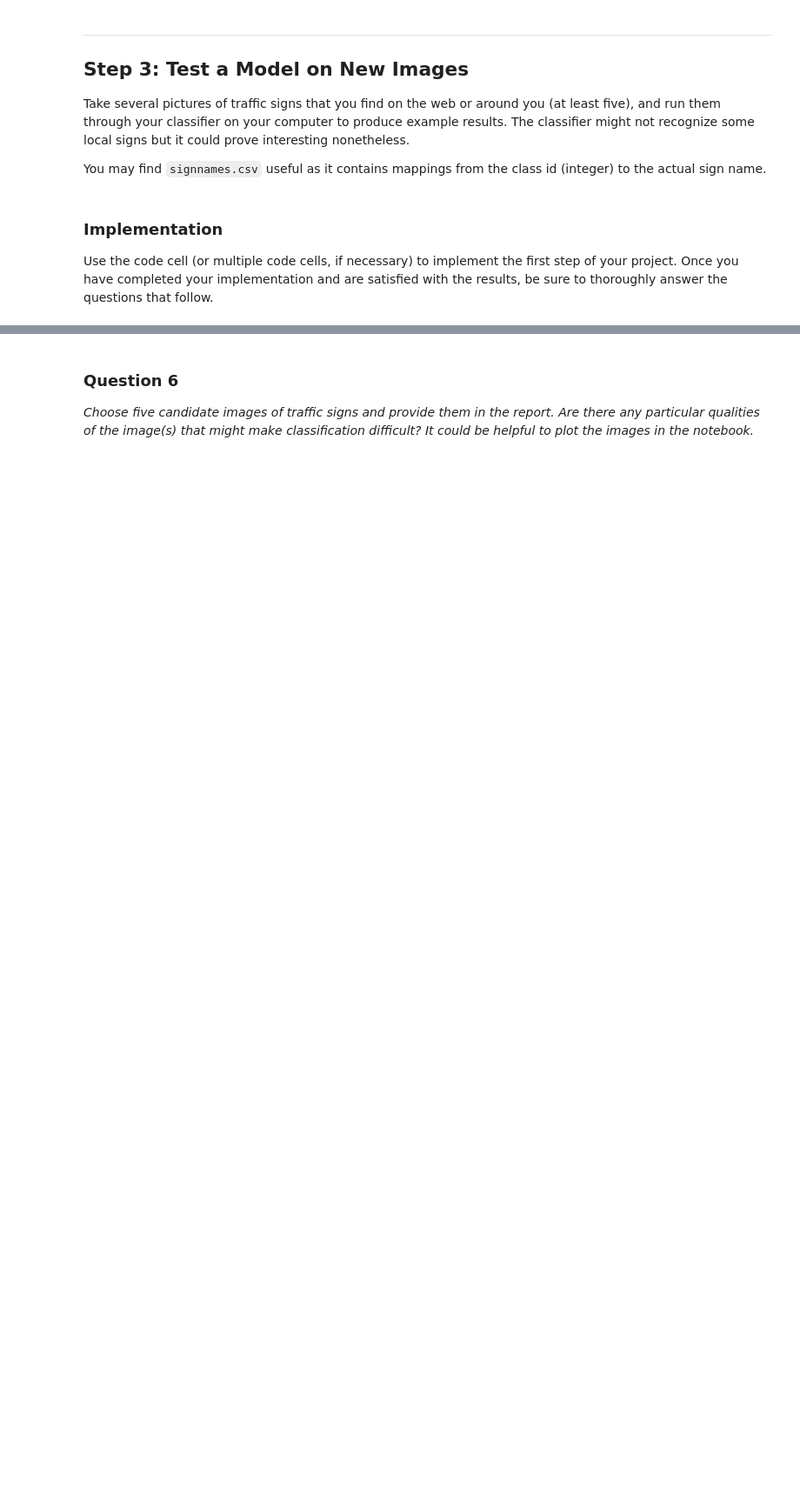
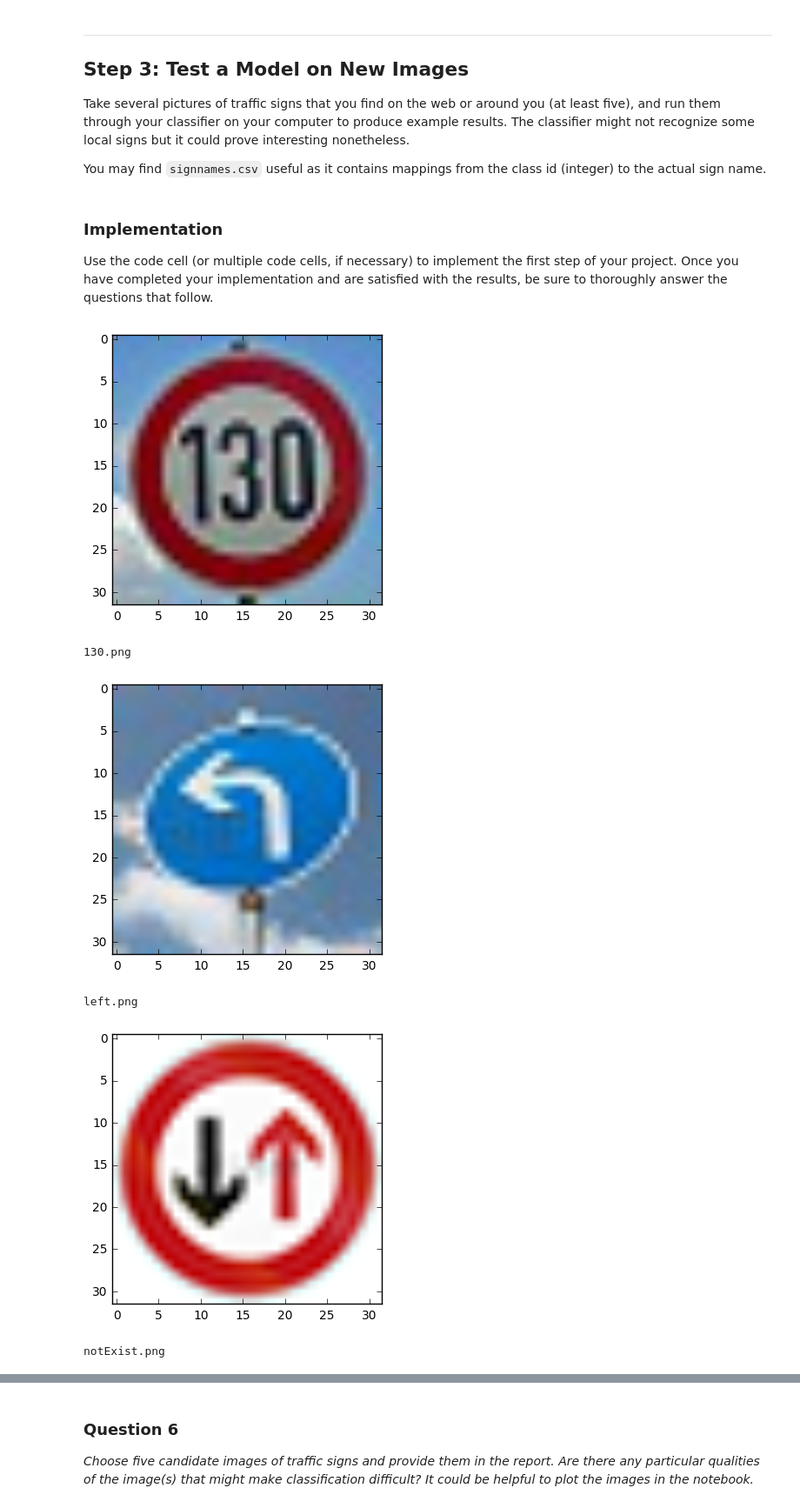
Before and after one commit to amr-ayoub/CarND-Traffic-Sign-Classifier-Project, a Jupyter notebook: Traffic_Sign_Classifier.ipynb, the cells around one changed output, grey strips where cells are left out. Shown: that part at 87% size. Saved outputs shown, nothing was run; the diff lists cells and outputs as text; code cells hidden in the pictures; blank space fills up the shorter version.

```diff
--- a/Traffic_Sign_Classifier.ipynb
+++ b/Traffic_Sign_Classifier.ipynb
@@ -395,0 +555,20 @@ Use the code cell (or multiple code cells, if necessary) to implement the first
+# %%
+import matplotlib.image as mpimg
+
+imgs = ['130.png', 'left.png', 'notExist.png', 'Road_work.png', 'stop.png']
+
+new_images = []
+
+for imagename in imgs:
+    image = mpimg.imread('test_images/' + imagename)
+    new_images.append(image)
+    plt.imshow(image)
+    plt.show()
+    print(imagename)
+# %% [output]
+[figure, added]
+130.png
+[figure, added]
+left.png
+[figure, added]
+notExist.png
```
Also changed, not shown: parts of 31 cells of this notebook, 15 other files.
